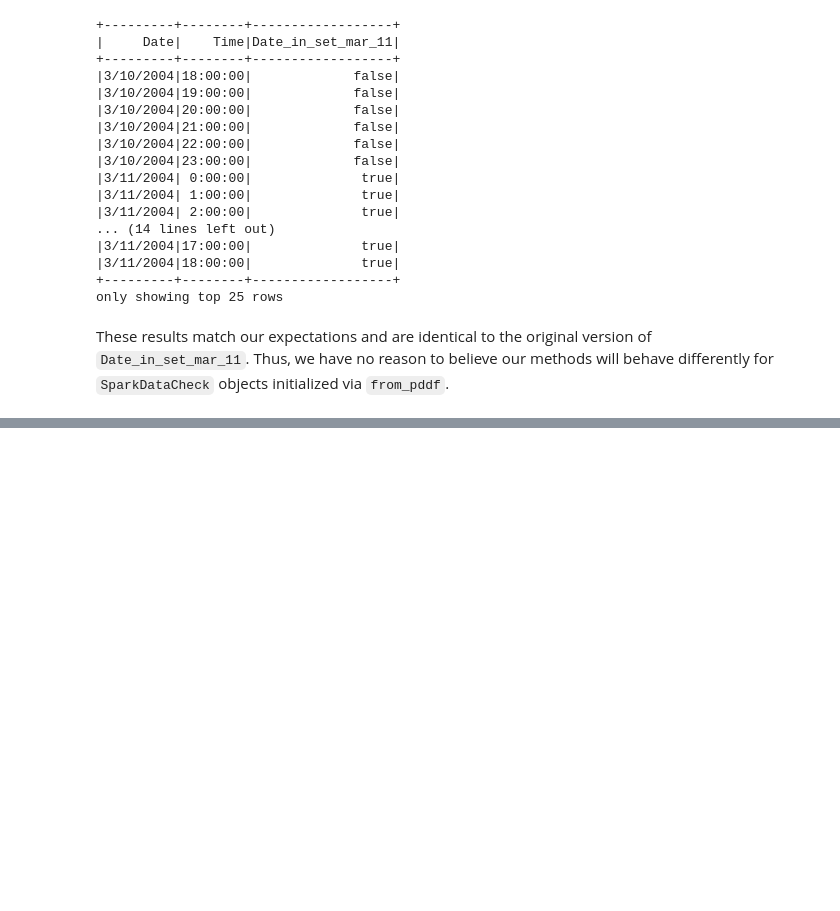
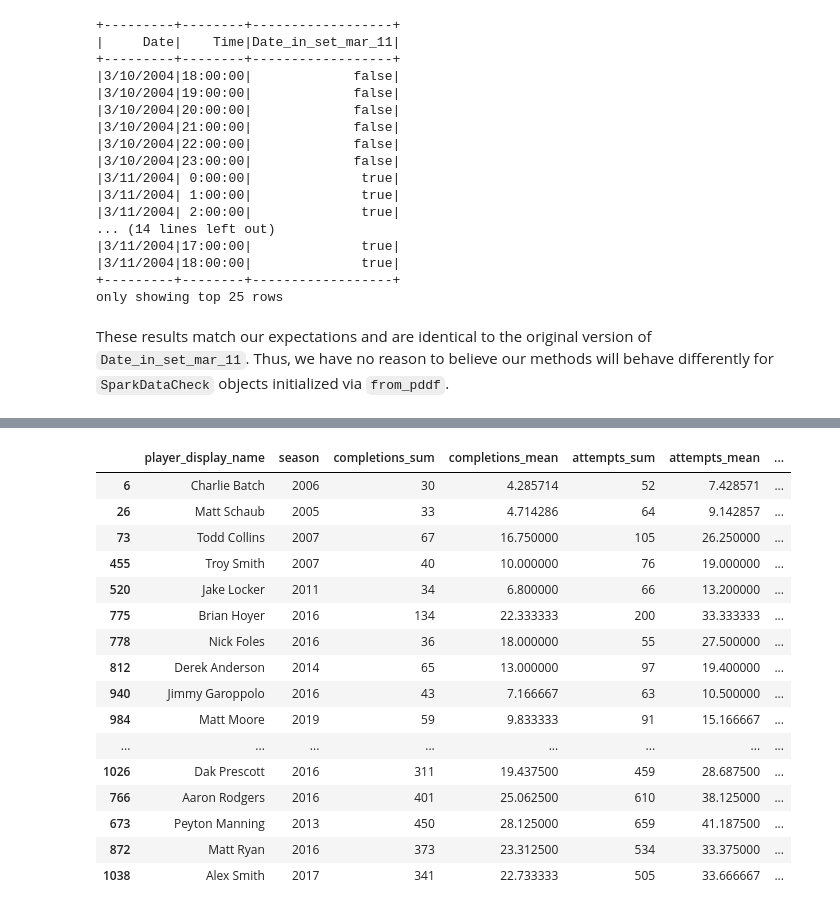
Before and after one commit to jccrews256/ST-554-Project-2, a Jupyter notebook: Project 2 Notebook.ipynb, the cells around one changed output, grey strips where cells are left out. Saved outputs shown, nothing was run; the diff lists cells and outputs as text; code cells hidden in the pictures; blank space fills up the shorter version.

```diff
--- a/Project 2 Notebook.ipynb
+++ b/Project 2 Notebook.ipynb
@@ -637,0 +841,21 @@ These results match our expectations and are identical to the original version o
+# %%
+# Sorting by td_int_ratio descending
+nfl_df_ps_qb.sort_values("td_int_ratio", ascending = False).head(40)
+# %% [output]
+|  | player_display_name | season | completions_sum | completions_mean | attempts_sum | attempts_mean | ... |
+| 6 | Charlie Batch | 2006 | 30 | 4.285714 | 52 | 7.428571 | ... |
+| 26 | Matt Schaub | 2005 | 33 | 4.714286 | 64 | 9.142857 | ... |
+| 73 | Todd Collins | 2007 | 67 | 16.750000 | 105 | 26.250000 | ... |
+| 455 | Troy Smith | 2007 | 40 | 10.000000 | 76 | 19.000000 | ... |
+| 520 | Jake Locker | 2011 | 34 | 6.800000 | 66 | 13.200000 | ... |
+| 775 | Brian Hoyer | 2016 | 134 | 22.333333 | 200 | 33.333333 | ... |
+| 778 | Nick Foles | 2016 | 36 | 18.000000 | 55 | 27.500000 | ... |
+| 812 | Derek Anderson | 2014 | 65 | 13.000000 | 97 | 19.400000 | ... |
+| 940 | Jimmy Garoppolo | 2016 | 43 | 7.166667 | 63 | 10.500000 | ... |
+| 984 | Matt Moore | 2019 | 59 | 9.833333 | 91 | 15.166667 | ... |
+| ... | ... | ... | ... | ... | ... | ... | ... |
+| 1026 | Dak Prescott | 2016 | 311 | 19.437500 | 459 | 28.687500 | ... |
+| 766 | Aaron Rodgers | 2016 | 401 | 25.062500 | 610 | 38.125000 | ... |
+| 673 | Peyton Manning | 2013 | 450 | 28.125000 | 659 | 41.187500 | ... |
+| 872 | Matt Ryan | 2016 | 373 | 23.312500 | 534 | 33.375000 | ... |
+| 1038 | Alex Smith | 2017 | 341 | 22.733333 | 505 | 33.666667 | ... |
```
Also changed, not shown: parts of 20 cells of this notebook.
